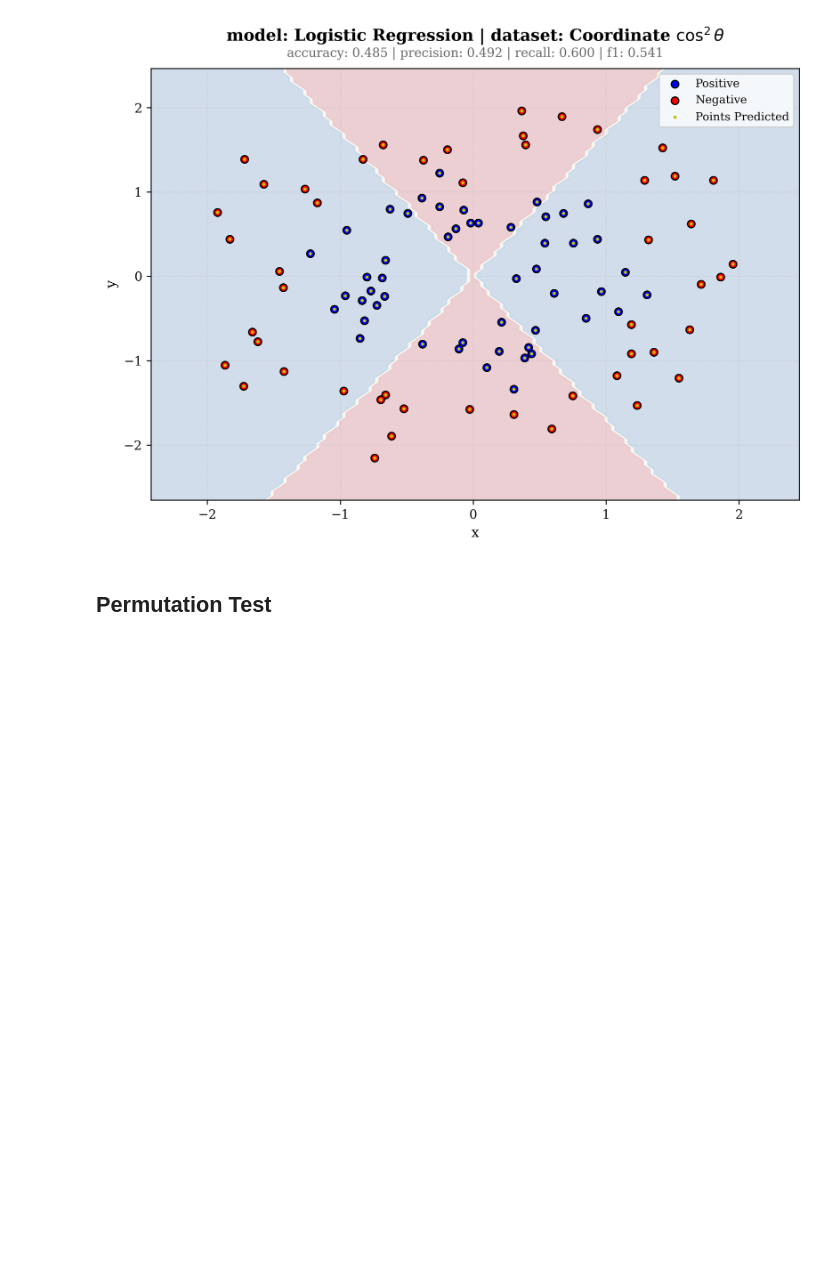
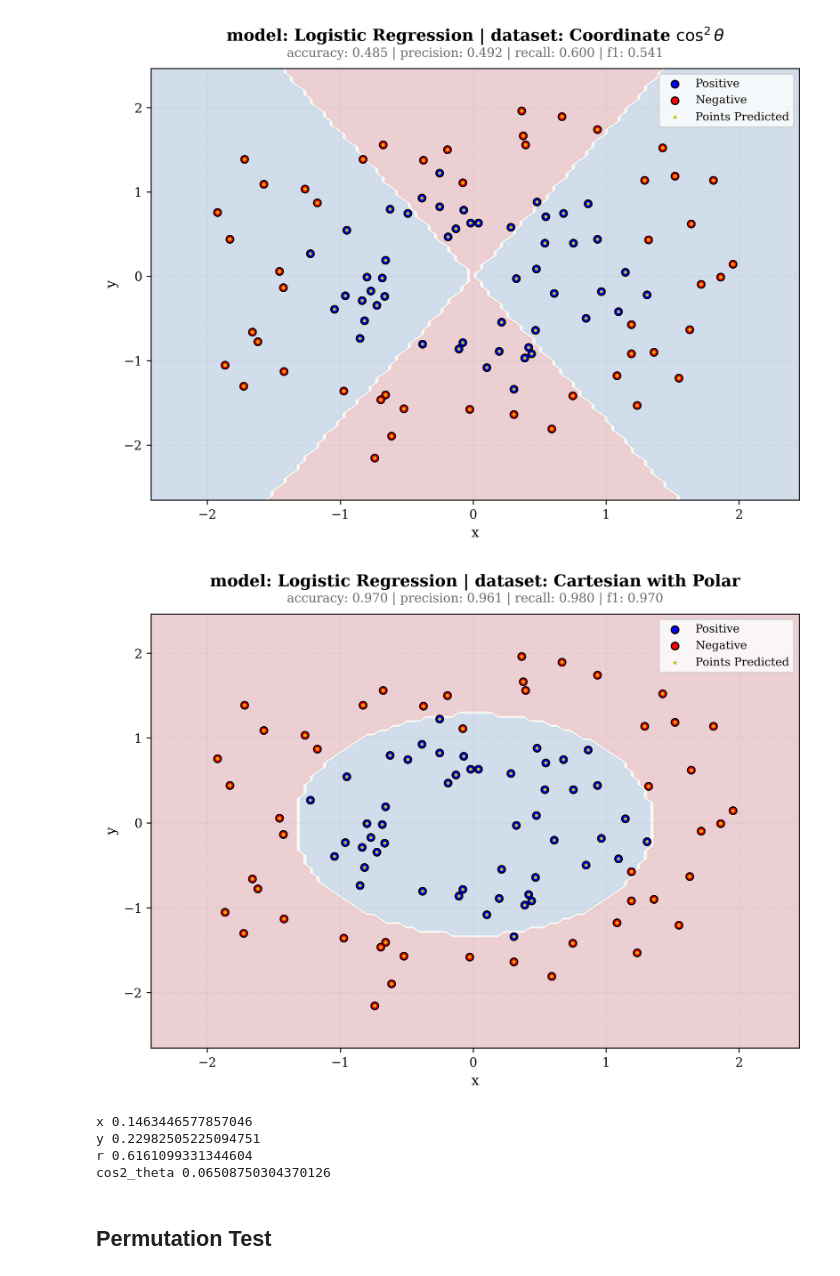
Before and after one commit to apsket/feature-representation-vs-model-complexity, a Jupyter notebook: notebooks/02_feature_engineering.ipynb, the cells around one changed output. Drawn from its saved outputs; the diff is of its cells as text; code cells hidden in the pictures; blank space fills up the shorter version.

```diff
--- a/notebooks/02_feature_engineering.ipynb
+++ b/notebooks/02_feature_engineering.ipynb
@@ -395,5 +395,37 @@ fig, ax = plot_decision_boundary(
 display(fig)
 # %% [output]
 [figure]
+# %%
+# extended dataset
+extended_dataset = pd.concat([dataset.X, cos_sqd_dataset.X.rename(columns={'x': 'r', 'y': 'cos2_theta'})], axis=1)
+grid_extended = pd.concat([grid_cartesian, grid_cos_sqd.rename(columns={'x': 'r', 'y': 'cos2_theta'})], axis=1)
+
+model = train_logistic_regression(extended_dataset, dataset.y)
+
+lr_metrics = ModelMetrics('Logistic Regression', 'Polar', cos_sqd_dataset.y, model.predict(extended_dataset))
+lr_metrics.compute_metrics()
+
+dataset_name = r'$\cos^2{\theta}$'
+
+fig, ax = plot_decision_boundary(
+    model=model, X=dataset.X, y=dataset.y,
+    prediction_domain=grid_extended, grid_x=grid_x, grid_y=grid_y,
+    title=fr'model: {lr_metrics.metadata['model']} | dataset: Cartesian with Polar',
+    metrics=lr_metrics.to_dict(),
+)
+
+display(fig)
+# %% [output]
+[figure, added]
+# %%
+mi_raw = mutual_info_classif(extended_dataset, dataset.y, random_state=42)
+for feature, score in zip(extended_dataset.columns, mi_raw):
+
+    print(feature, score)
+# %% [output]
+x 0.1463446577857046
+y 0.22982505225094751
+r 0.6161099331344604
+cos2_theta 0.06508750304370126
 # %% [markdown]
 ## Permutation Test
```
Also changed, not shown: 2 other files.
